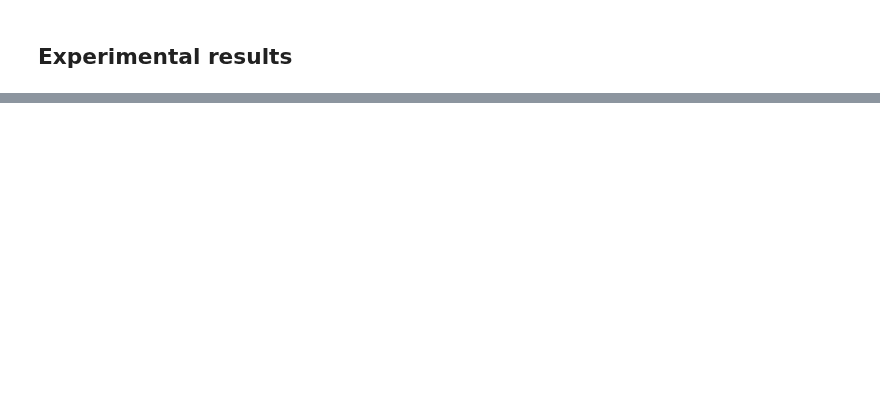
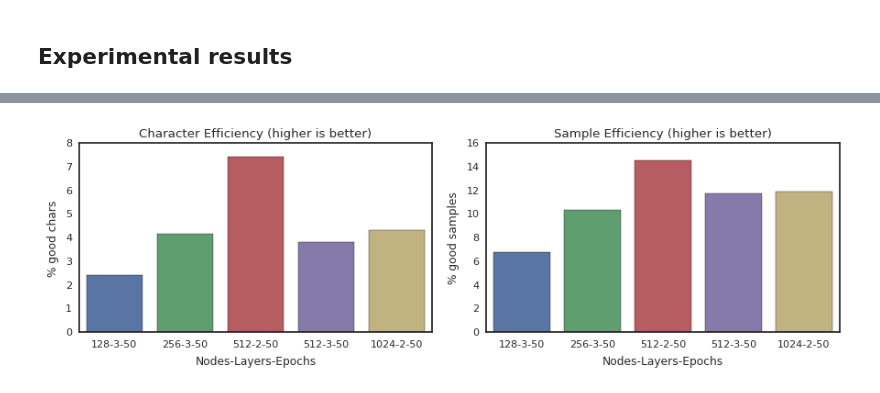
Before and after one commit to ChrisCummins/phd, a Jupyter notebook: lab/clgen/Benchmarks.ipynb, the cells around one changed output, grey strips where cells are left out. Cells and saved outputs as stored; diff of their text form; code cells hidden in the pictures; blank space fills up the shorter version.

```diff
--- a/lab/clgen/Benchmarks.ipynb
+++ b/lab/clgen/Benchmarks.ipynb
@@ -108,0 +141,20 @@ viz.finalise(figsize=(8, 8))
+# %%
+ax = plt.subplot(1, 2, 1)
+x, y = zip(*[(label(x), data[x]["efficiency"] * 100)
+             for x in sorted_keys])
+sns.barplot(x, y)
+plt.title("Character Efficiency (higher is better)")
+plt.xlabel("Nodes-Layers-Epochs")
+plt.ylabel("% good chars")
+
+ax = plt.subplot(1, 2, 2)
+x, y = zip(*[(label(x), (data[x]["num_good_kernels"] / data[x]["num_kernels"]) * 100)
+             for x in sorted_keys])
+sns.barplot(x, y)
+plt.title("Sample Efficiency (higher is better)")
+plt.xlabel("Nodes-Layers-Epochs")
+plt.ylabel("% good samples")
+
+viz.finalise(figsize=(9, 3))
+# %% [output]
+[figure, added]
```
Also changed, not shown: parts of 13 cells of this notebook.
